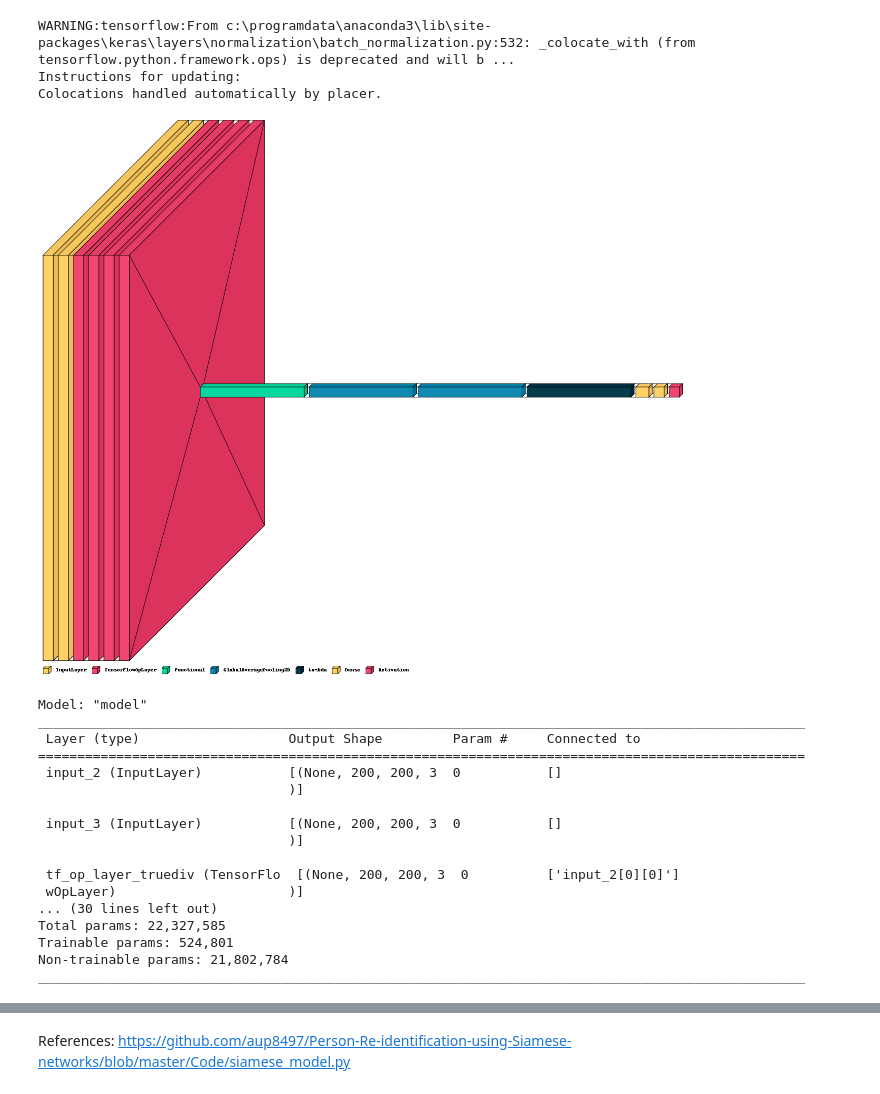
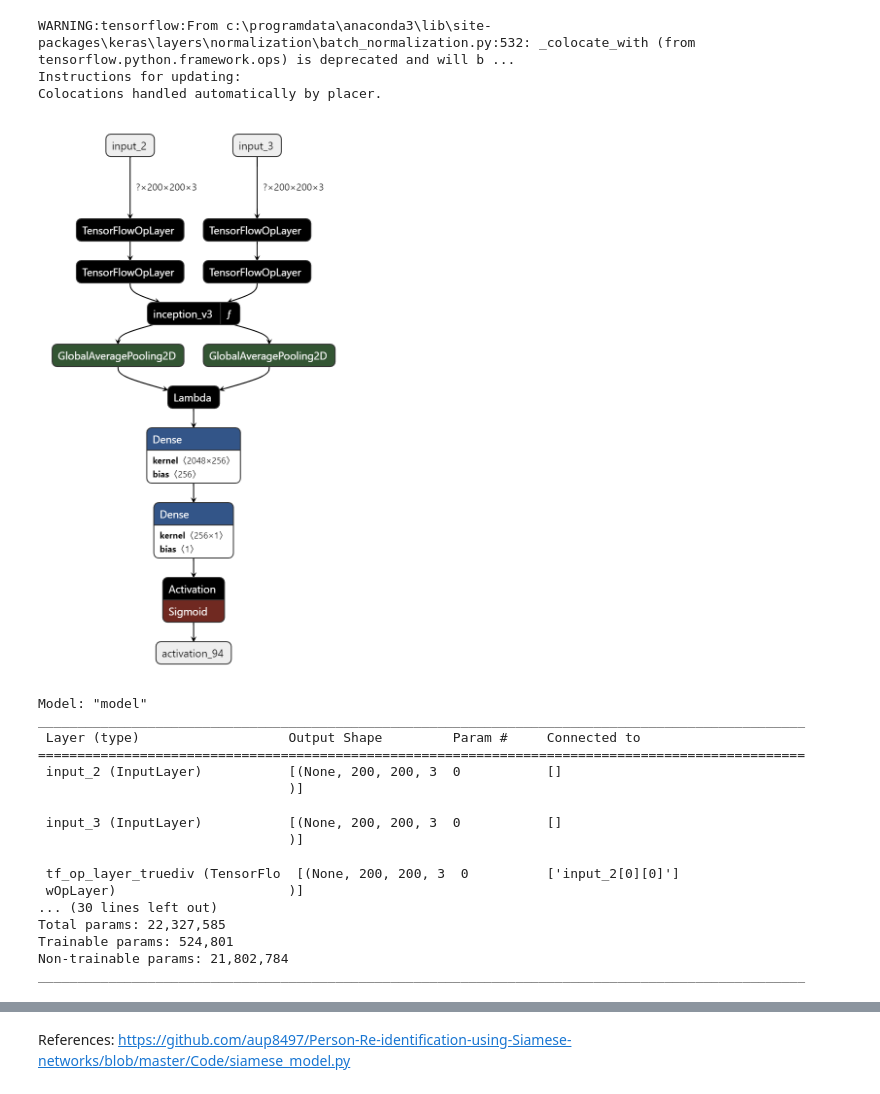
Before and after one commit to JediRhymeTrix/SmartCities-Project-1, a Jupyter notebook: siamese_model.ipynb, the cells around one changed output, grey strips where cells are left out. Saved outputs shown, nothing was run; the diff lists cells and outputs as text; code cells hidden in the pictures.

```diff
--- a/siamese_model.ipynb
+++ b/siamese_model.ipynb
@@ -174,10 +191,12 @@ visualize = lambda model: display(visualkeras.layered_view(model, to_file='archi
+# %%
+visualize = lambda: display(Image.open('architecture.png'))
 # %%
 model = siamese_model()
 model.compile(optimizer='adam', loss='binary_crossentropy', metrics=['binary_accuracy'])
-visualize(model)
+visualize()
 model.summary()
 # %% [output]
-[figure, old version]
+[figure, new version]
 Model: "model"
 __________________________________________________________________________________________________
  Layer (type)                   Output Shape         Param #     Connected to
```
Also changed, not shown: parts of 14 cells of this notebook, 5 other files.
